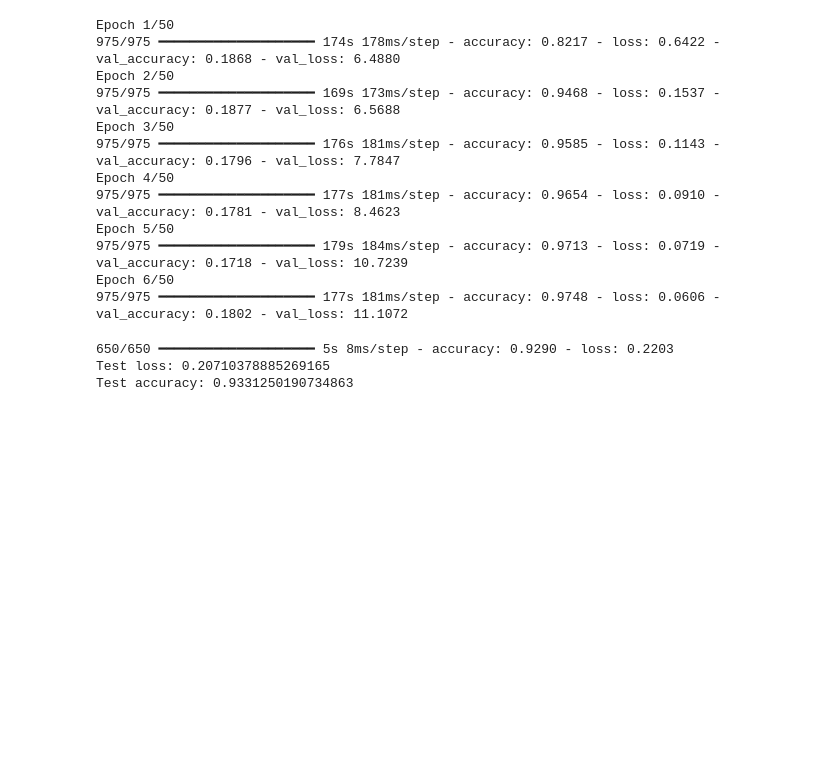
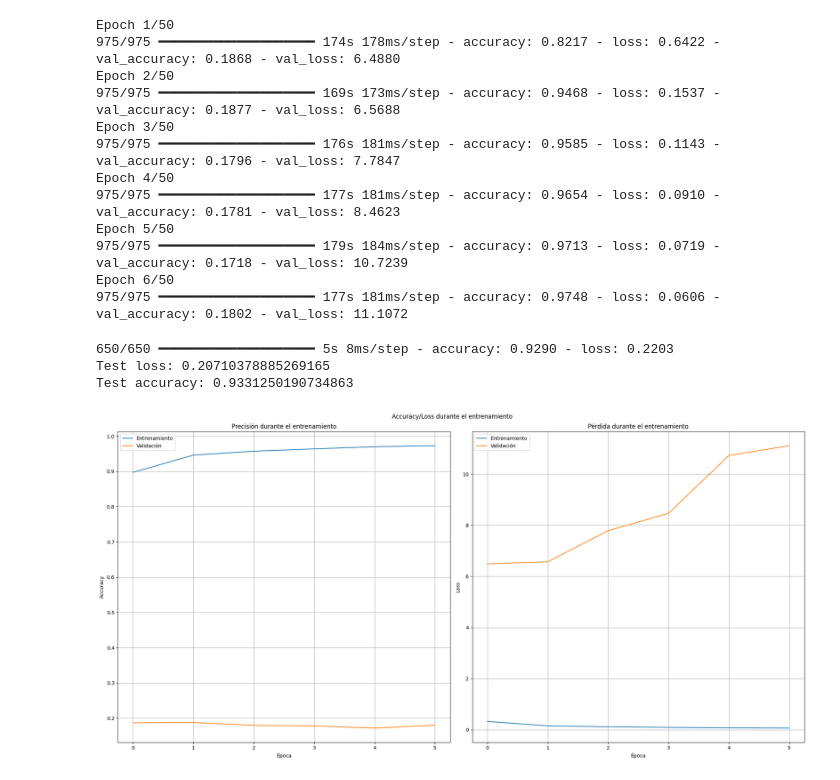
Before and after one commit to jresendiz27/CIC_AIDiploma2025, a Jupyter notebook: notebooks/EMNIST.ipynb, the cells around one changed output. Cells and saved outputs as stored; diff of their text form; code cells hidden in the pictures; blank space fills up the shorter version.

```diff
--- a/notebooks/EMNIST.ipynb
+++ b/notebooks/EMNIST.ipynb
@@ -133,6 +136,30 @@ print('Test accuracy:', score[1])
 650/650 ━━━━━━━━━━━━━━━━━━━━ 5s 8ms/step - accuracy: 0.9290 - loss: 0.2203
 Test loss: 0.20710378885269165
 Test accuracy: 0.9331250190734863
+# %%
+fig, axes = plt.subplots(1, 2, figsize=(20, 10))
+# add accuracy related metrics
+axes[0].plot(results.history['accuracy'], label='Entrenamiento')
+axes[0].plot(results.history['val_accuracy'], label='Validación')
+axes[0].set_title('Precisión durante el entrenamiento')
+axes[0].set_xlabel('Época')
+axes[0].set_ylabel('Accuracy')
+axes[0].legend()
+axes[0].grid(True)
+
+axes[1].plot(results.history['loss'], label='Entrenamiento')
+axes[1].plot(results.history['val_loss'], label='Validación')
+axes[1].set_title('Pérdida durante el entrenamiento')
+axes[1].set_xlabel('Época')
+axes[1].set_ylabel('Loss')
+axes[1].legend()
+axes[1].grid(True)
+
+fig.suptitle("Accuracy/Loss durante el entrenamiento")
+plt.tight_layout()
+plt.show()
+# %% [output]
+[figure, added]
 # %%
 sample_letters = ['a', 'b', 'c', 'f', 'g', 'h', 'i', 'k', 'q', 'w']
 fig, axes = plt.subplots(2, 5, figsize=(15, 6))
```
Also changed, not shown: parts of 4 cells of this notebook.
